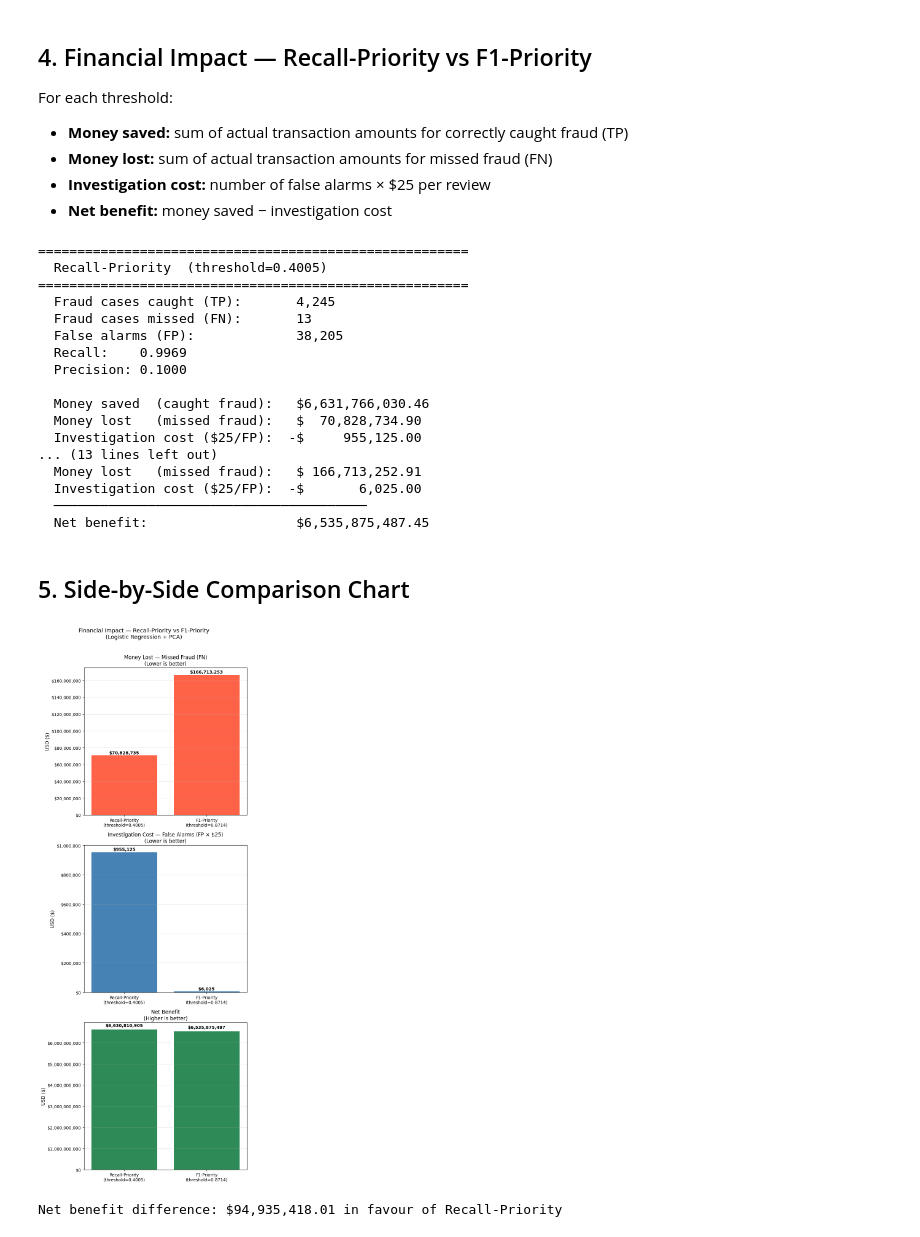
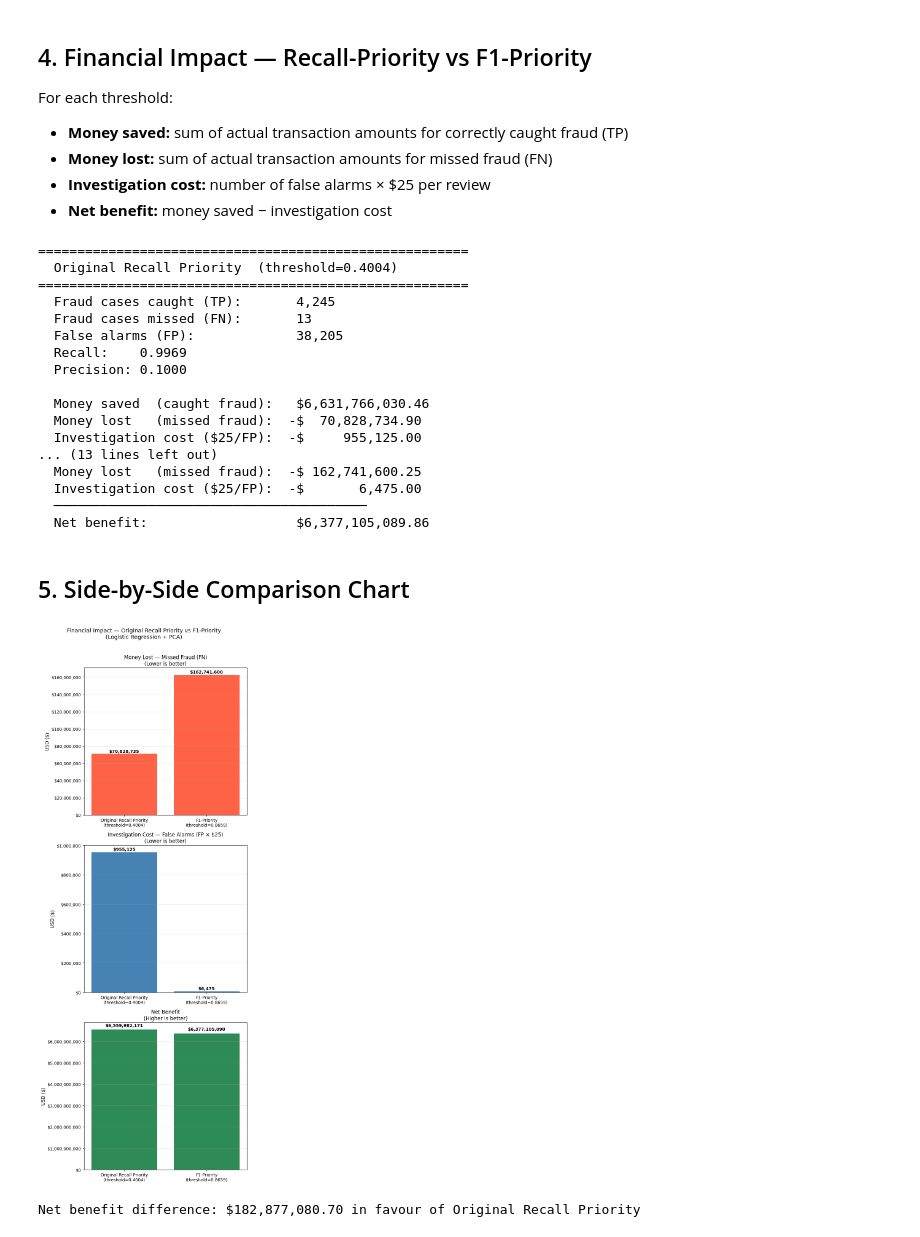
Before and after one commit to joshleeds/BA305-Project, a Jupyter notebook: money-comparison-q3.ipynb, the cells around one changed output. Cells and saved outputs as stored; diff of their text form; code cells hidden in the pictures.

```diff
--- a/money-comparison-q3.ipynb
+++ b/money-comparison-q3.ipynb
@@ -91,7 +91,7 @@ pipeline = Pipeline([
     ('scaler', StandardScaler()),
     ('pca', PCA(n_components=N_COMPONENTS)),
     ('clf', LogisticRegression(
-        C=1.0, class_weight='balanced', max_iter=1000, solver='lbfgs', random_state=42)),
+        C=2.0, class_weight='balanced', max_iter=1000, solver='lbfgs', random_state=42)),
 ])
 
 print("Training pipeline...")
@@ -146,7 +146,7 @@ def financial_summary(y_true, y_pred, amounts, investigator_cost, label):
     money_saved = amounts[tp_mask].sum()
     money_lost  = amounts[fn_mask].sum()
     invest_cost = fp * investigator_cost
-    net_benefit = money_saved - invest_cost
+    net_benefit = money_saved - money_lost - invest_cost
 
     print(f"{'='*55}")
     print(f"  {label}")
@@ -158,7 +158,7 @@ def financial_summary(y_true, y_pred, amounts, investigator_cost, label):
     print(f"  Precision: {tp_count / (tp_count + fp):.4f}")
     print()
     print(f"  Money saved  (caught fraud):   ${money_saved:>15,.2f}")
-    print(f"  Money lost   (missed fraud):   ${money_lost:>15,.2f}")
+    print(f"  Money lost   (missed fraud):  -${money_lost:>15,.2f}")
     print(f"  Investigation cost ($25/FP):  -${invest_cost:>15,.2f}")
     print(f"  {'─'*40}")
     print(f"  Net benefit:                   ${net_benefit:>15,.2f}")
@@ -173,11 +173,11 @@ def financial_summary(y_true, y_pred, amounts, investigator_cost, label):
         'net_benefit': net_benefit,
     }
 
-results_recall = financial_summary(y_test, y_pred_recall, amounts_test, INVESTIGATOR_COST, f'Recall-Priority  (threshold={recall_thresh:.4f})')
+results_recall = financial_summary(y_test, y_pred_recall, amounts_test, INVESTIGATOR_COST, f'Original Recall Priority  (threshold={recall_thresh:.4f})')
 results_f1     = financial_summary(y_test, y_pred_f1,     amounts_test, INVESTIGATOR_COST, f'F1-Priority      (threshold={f1_thresh:.4f})')
 # %% [output]
 =======================================================
-  Recall-Priority  (threshold=0.4005)
+  Original Recall Priority  (threshold=0.4004)
 =======================================================
   Fraud cases caught (TP):       4,245
   Fraud cases missed (FN):       13
@@ -186,17 +186,17 @@ results_f1     = financial_summary(y_test, y_pred_f1,     amounts_test, INVESTIG
   Precision: 0.1000
 
   Money saved  (caught fraud):   $6,631,766,030.46
-  Money lost   (missed fraud):   $  70,828,734.90
+  Money lost   (missed fraud):  -$  70,828,734.90
   Investigation cost ($25/FP):  -$     955,125.00
 ... (13 lines left out)
-  Money lost   (missed fraud):   $ 166,713,252.91
-  Investigation cost ($25/FP):  -$       6,025.00
+  Money lost   (missed fraud):  -$ 162,741,600.25
+  Investigation cost ($25/FP):  -$       6,475.00
   ────────────────────────────────────────
-  Net benefit:                   $6,535,875,487.45
+  Net benefit:                   $6,377,105,089.86
 # %% [markdown]
 ## 5. Side-by-Side Comparison Chart
 # %%
-labels   = [f'Recall-Priority\n(threshold={recall_thresh:.4f})', f'F1-Priority\n(threshold={f1_thresh:.4f})']
+labels   = [f'Original Recall Priority\n(threshold={recall_thresh:.4f})', f'F1-Priority\n(threshold={f1_thresh:.4f})']
 lost     = [results_recall['money_lost'],   results_f1['money_lost']]
 inv_cost = [results_recall['invest_cost'],  results_f1['invest_cost']]
 net      = [results_recall['net_benefit'],  results_f1['net_benefit']]
@@ -211,34 +211,34 @@ ax1.yaxis.set_major_formatter(plt.FuncFormatter(lambda v, _: f'${v:,.0f}'))
 ax1.grid(axis='y', alpha=0.3)
 for i, v in enumerate(lost):
     ax1.text(i, v + max(lost) * 0.01, f'${v:,.0f}', ha='center', fontsize=10, fontweight='bold')
 
 # Chart 2: Investigation cost from false alarms (FP)
 ax2.bar(labels, inv_cost, color='steelblue', width=0.8)
 ax2.set_ylabel('USD ($)', fontsize=11)
 ax2.set_title('Investigation Cost — False Alarms (FP × $25)\n(Lower is better)', fontsize=12)
 ax2.yaxis.set_major_formatter(plt.FuncFormatter(lambda v, _: f'${v:,.0f}'))
 ax2.grid(axis='y', alpha=0.3)
 for i, v in enumerate(inv_cost):
     ax2.text(i, v + max(inv_cost) * 0.01, f'${v:,.0f}', ha='center', fontsize=10, fontweight='bold')
 
 # Chart 3: Net benefit
 colors_net = ['seagreen' if v >= 0 else 'firebrick' for v in net]
 ax3.bar(labels, net, color=colors_net, width=0.8)
 ax3.set_ylabel('USD ($)', fontsize=11)
 ax3.set_title('Net Benefit\n(Higher is better)', fontsize=12)
 ax3.yaxis.set_major_formatter(plt.FuncFormatter(lambda v, _: f'${v:,.0f}'))
 ax3.axhline(y=0, color='black', linewidth=0.8)
 ax3.grid(axis='y', alpha=0.3)
 for i, v in enumerate(net):
     ax3.text(i, v + max(abs(n) for n in net) * 0.02, f'${v:,.0f}', ha='center', fontsize=10, fontweight='bold')
 
-plt.suptitle('Financial Impact — Recall-Priority vs F1-Priority\n(Logistic Regression + PCA)', fontsize=13, y=1.01)
+plt.suptitle('Financial Impact — Original Recall Priority vs F1-Priority\n(Logistic Regression + PCA)', fontsize=13, y=1.01)
 plt.tight_layout()
 plt.show()
 
 diff = results_recall['net_benefit'] - results_f1['net_benefit']
-winner = 'Recall-Priority' if diff > 0 else 'F1-Priority'
+winner = 'Original Recall Priority' if diff > 0 else 'F1-Priority'
 print(f"Net benefit difference: ${abs(diff):,.2f} in favour of {winner}")
 # %% [output]
-[figure, old version]
+[figure, new version]
-Net benefit difference: $94,935,418.01 in favour of Recall-Priority
+Net benefit difference: $182,877,080.70 in favour of Original Recall Priority
```
Also changed, not shown: parts of 7 cells of this notebook, 1 other file.
